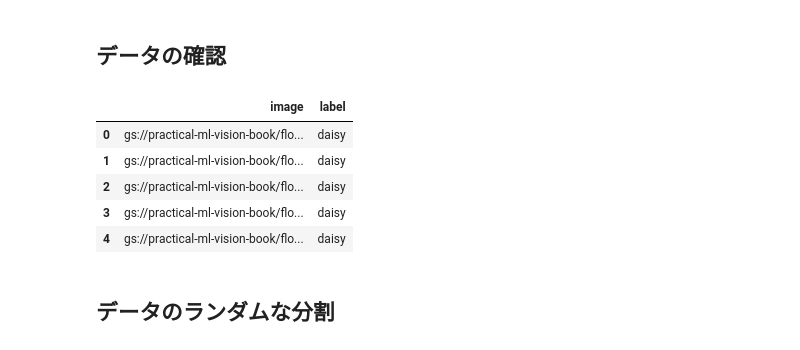
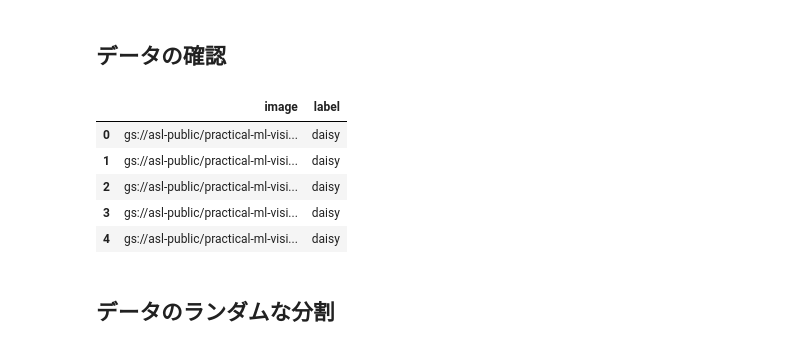
Before and after one commit to takumiohym/practical-ml-vision-book-ja, a Jupyter notebook: 05_create_dataset/05_split_tfrecord.ipynb, the cells around one changed output. Drawn from its saved outputs; the diff is of its cells as text; code cells hidden in the pictures.

```diff
--- a/05_create_dataset/05_split_tfrecord.ipynb
+++ b/05_create_dataset/05_split_tfrecord.ipynb
@@ -62,15 +62,15 @@ BUCKET = "BUCKET_NAME"
 # %% [markdown]
 ## データの確認
 # %%
-df = pd.read_csv('gs://practical-ml-vision-book/flowers_5_jpeg/flower_photos/all_data.csv', names=['image','label'])
+df = pd.read_csv('gs://asl-public/practical-ml-vision-book/flowers_5_jpeg/flower_photos/all_data.csv', names=['image','label'])
 df.head()
 # %% [output]
 |  | image | label |
-| 0 | gs://practical-ml-vision-book/flo... | daisy |
-| 1 | gs://practical-ml-vision-book/flo... | daisy |
-| 2 | gs://practical-ml-vision-book/flo... | daisy |
-| 3 | gs://practical-ml-vision-book/flo... | daisy |
-| 4 | gs://practical-ml-vision-book/flo... | daisy |
+| 0 | gs://asl-public/practical-ml-visi... | daisy |
+| 1 | gs://asl-public/practical-ml-visi... | daisy |
+| 2 | gs://asl-public/practical-ml-visi... | daisy |
+| 3 | gs://asl-public/practical-ml-visi... | daisy |
+| 4 | gs://asl-public/practical-ml-visi... | daisy |
 # %% [markdown]
 ## データのランダムな分割
 # %%
```
Also changed, not shown: parts of 6 cells of this notebook, 50 other files.
